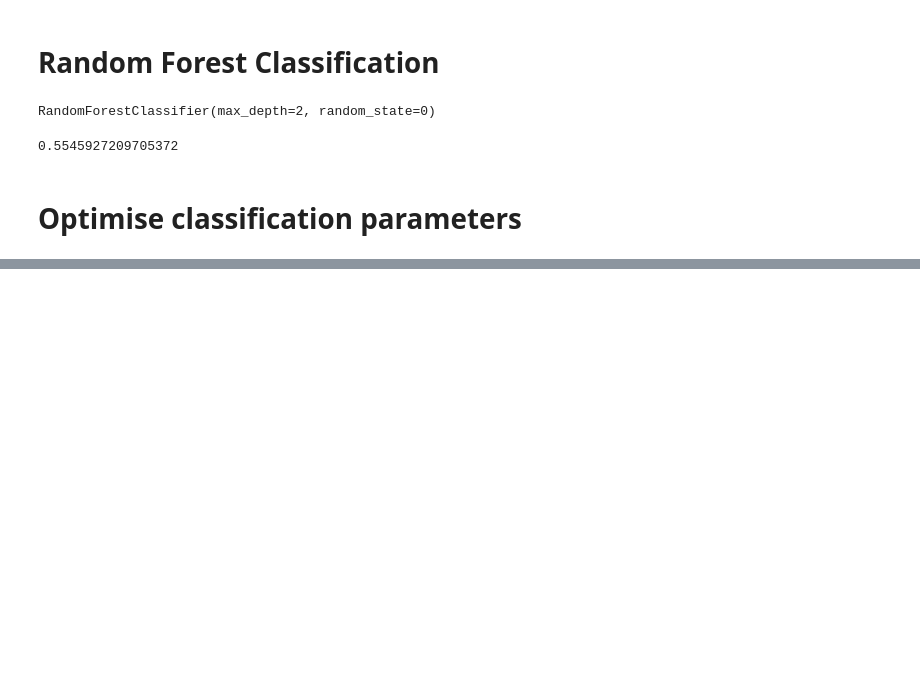
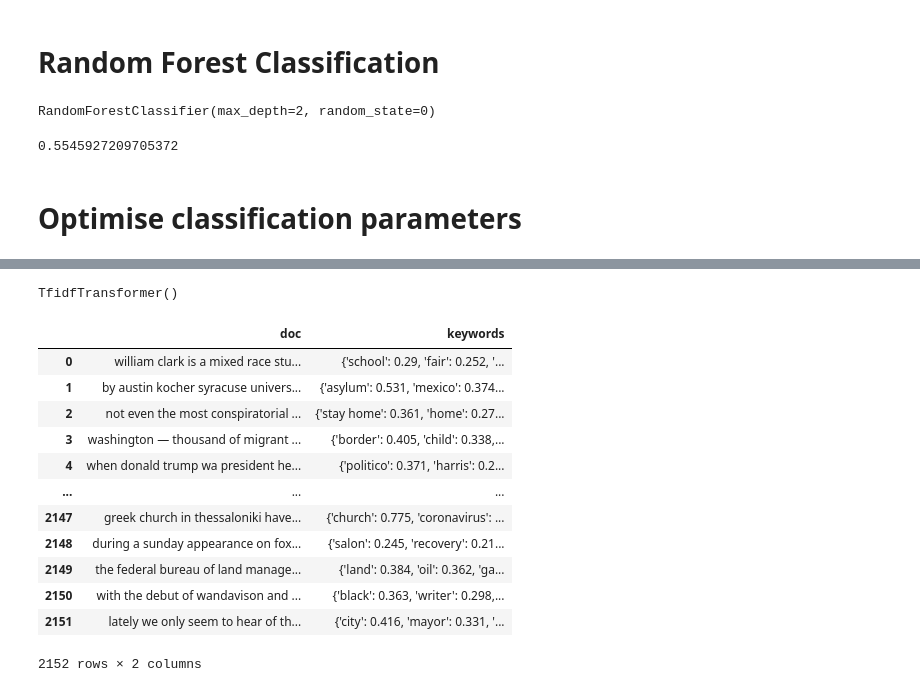
Before and after one commit to zulu-tango/news_and_echo_bubbles, a Jupyter notebook: notebooks/Classifiers.ipynb, the cells around one changed output, grey strips where cells are left out. Saved outputs shown, nothing was run; the diff lists cells and outputs as text; code cells hidden in the pictures; blank space fills up the shorter version.

```diff
--- a/notebooks/Classifiers.ipynb
+++ b/notebooks/Classifiers.ipynb
@@ -193,0 +347,13 @@ AttributeError: 'GridSearchCV' object has no attribute 'best_estimator_'
+# %%
+X_train, y_train, X_text, y_test = train_test_split(X,y,test_size=0.2,random_state=0,shuffle=True)
+# %%
+word_count_vector=cv_model.fit_transform(X_train)
+# %%
+from sklearn.feature_extraction.text import TfidfTransformer
+
+tfidf_transformer=TfidfTransformer(smooth_idf=True,use_idf=True)
+tfidf_transformer.fit(word_count_vector)
+# %% [output]
+TfidfTransformer()
+# %%
+feature_names=cv_model.get_feature_names_out()
@@ -193,0 +388,34 @@ AttributeError: 'GridSearchCV' object has no attribute 'best_estimator_'
+# %%
+tf_idf_vector=tfidf_transformer.transform(cv_model.transform(X_train))
+
+results=[]
+for i in range(tf_idf_vector.shape[0]):
+
+    # get vector for a single document
+    curr_vector=tf_idf_vector[i]
+
+    #sort the tf-idf vector by descending order of scores
+    sorted_items=sort_coo(curr_vector.tocoo())
+
+    #extract only the top n; n here is 10
+    keywords=extract_topn_from_vector(feature_names,sorted_items,10)
+
+
+    results.append(keywords)
+
+df=pd.DataFrame(zip(X_train,results),columns=['doc','keywords'])
+df
+# %% [output]
+|  | doc | keywords |
+| 0 | william clark is a mixed race stu... | {'school': 0.29, 'fair': 0.252, '... |
+| 1 | by austin kocher syracuse univers... | {'asylum': 0.531, 'mexico': 0.374... |
+| 2 | not even the most conspiratorial ... | {'stay home': 0.361, 'home': 0.27... |
+| 3 | washington — thousand of migrant ... | {'border': 0.405, 'child': 0.338,... |
+| 4 | when donald trump wa president he... | {'politico': 0.371, 'harris': 0.2... |
+| ... | ... | ... |
+| 2147 | greek church in thessaloniki have... | {'church': 0.775, 'coronavirus': ... |
+| 2148 | during a sunday appearance on fox... | {'salon': 0.245, 'recovery': 0.21... |
+| 2149 | the federal bureau of land manage... | {'land': 0.384, 'oil': 0.362, 'ga... |
+| 2150 | with the debut of wandavison and ... | {'black': 0.363, 'writer': 0.298,... |
+| 2151 | lately we only seem to hear of th... | {'city': 0.416, 'mayor': 0.331, '... |
+2152 rows × 2 columns
```
Also changed, not shown: parts of 38 cells of this notebook, 2 other files.
